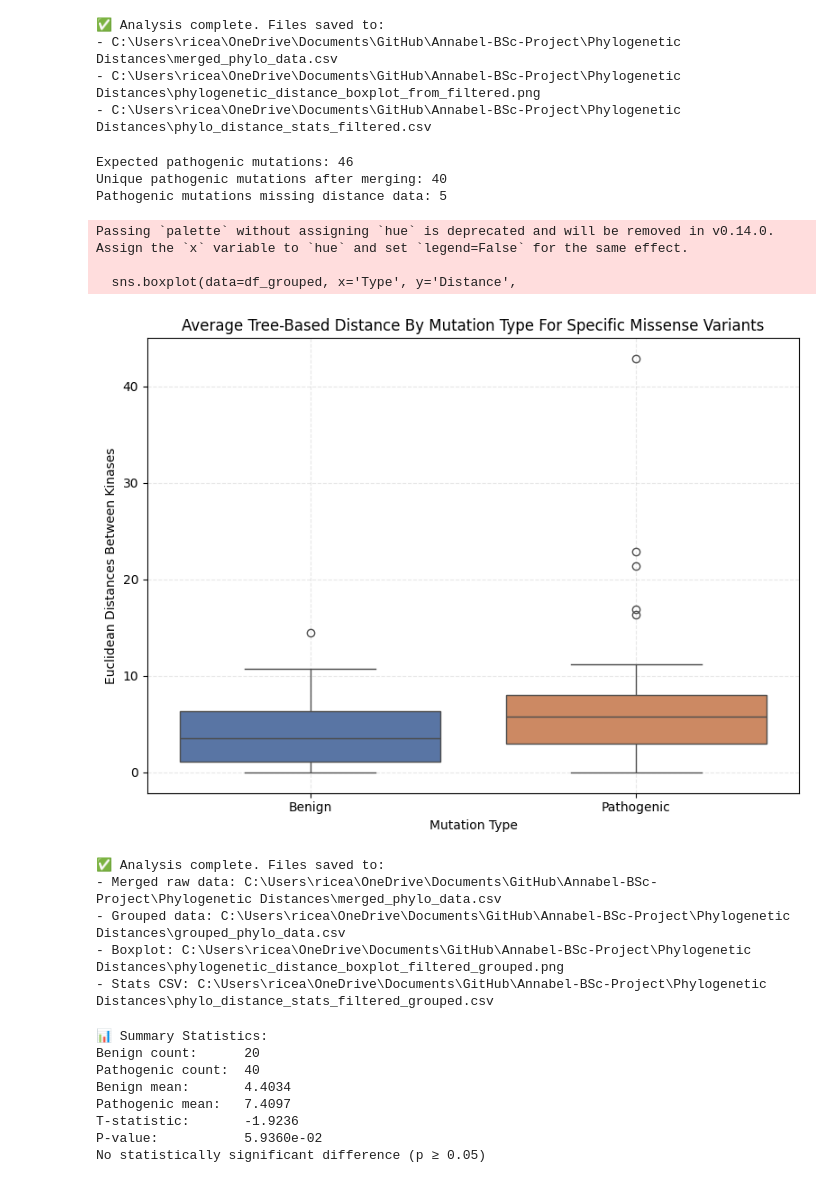
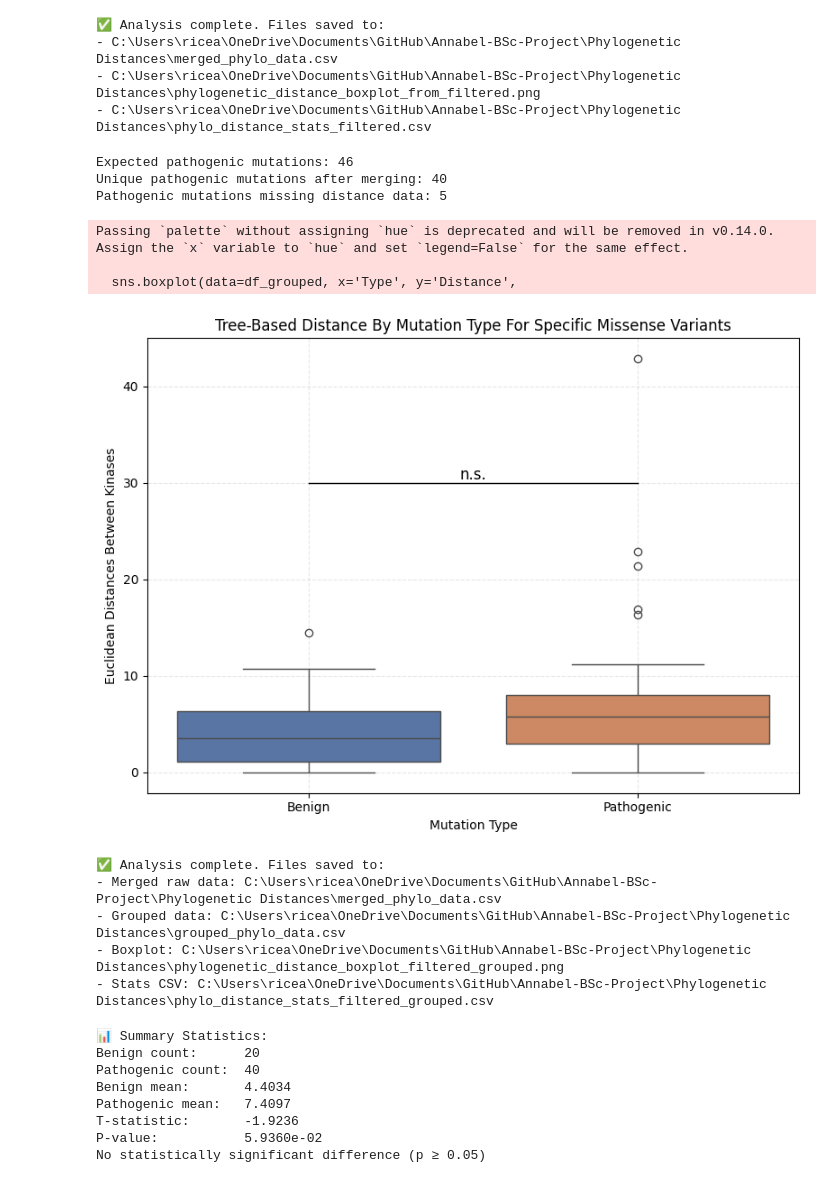
Before and after one commit to annabelrice30/Annabel-BSc-Project, a Jupyter notebook: Phylogenetic Distances/Phylogenetic distances.ipynb, the cells around one changed output. Cells and saved outputs as stored; diff of their text form; code cells hidden in the pictures.

```diff
--- a/Phylogenetic Distances/Phylogenetic distances.ipynb
+++ b/Phylogenetic Distances/Phylogenetic distances.ipynb
@@ -557,7 +557,7 @@ sns.boxplot(data=df_grouped, x='Type', y='Distance',
             palette={'Benign': '#4c72b0', 'Pathogenic': '#dd8452'})
 plt.ylabel("Euclidean Distances Between Kinases")
 plt.xlabel("Mutation Type")
-plt.title("Average Tree-Based Distance By Mutation Type For Specific Missense Variants")
+plt.title("Tree-Based Distance By Mutation Type For Specific Missense Variants")
 plt.grid(True, linestyle='--', alpha=0.3)
 
 # Run t-test
@@ -578,39 +578,44 @@ elif p_val < 0.05:
 plt.text(0.5, df_grouped['Distance'].max() * 0.95,
          f"{significance}",
          ha='center', fontsize=12)
+# Add "ns" line at y=0.25 with a small horizontal line connecting the two boxplot categories
+
+plt.plot([0, 1], [30, 30], color='black', linewidth=1.0)
+plt.text(0.5, 30, "n.s.", ha='center', va='bottom', fontsize=12)
+
 
 # Save plot and stats
 plt.tight_layout()
 plot_path = os.path.join(output_folder, "phylogenetic_distance_boxplot_filtered_grouped.png")
 plt.savefig(plot_path, dpi=300)
 plt.show()
 
 # Save t-test results
 stats_output = pd.DataFrame([{
     'Benign_Count': len(benign),
     'Pathogenic_Count': len(pathogenic),
     'Benign_Mean': benign.mean(),
     'Pathogenic_Mean': pathogenic.mean(),
     'T_stat': t_stat,
     'P_value': p_val
 }])
 stats_path = os.path.join(output_folder, "phylo_distance_stats_filtered_grouped.csv")
 stats_output.to_csv(stats_path, index=False)
 
 # Final confirmation
 print("✅ Analysis complete. Files saved to:")
 print(f"- Merged raw data: {merged_path}")
 print(f"- Grouped data: {grouped_path}")
 print(f"- Boxplot: {plot_path}")
 print(f"- Stats CSV: {stats_path}")
 # %% [output]
 Expected pathogenic mutations: 46
 Unique pathogenic mutations after merging: 40
 Pathogenic mutations missing distance data: 5
 Passing `palette` without assigning `hue` is deprecated and will be removed in v0.14.0. Assign the `x` variable to `hue` and set `legend=False` for the same effect.
 
   sns.boxplot(data=df_grouped, x='Type', y='Distance',
-[figure, old version]
+[figure, new version]
 ✅ Analysis complete. Files saved to:
 - Merged raw data: C:\Users\ricea\OneDrive\Documents\GitHub\Annabel-BSc-Project\Phylogenetic Distances\merged_phylo_data.csv
 - Grouped data: C:\Users\ricea\OneDrive\Documents\GitHub\Annabel-BSc-Project\Phylogenetic Distances\grouped_phylo_data.csv
```
Also changed, not shown: 5 other files.
